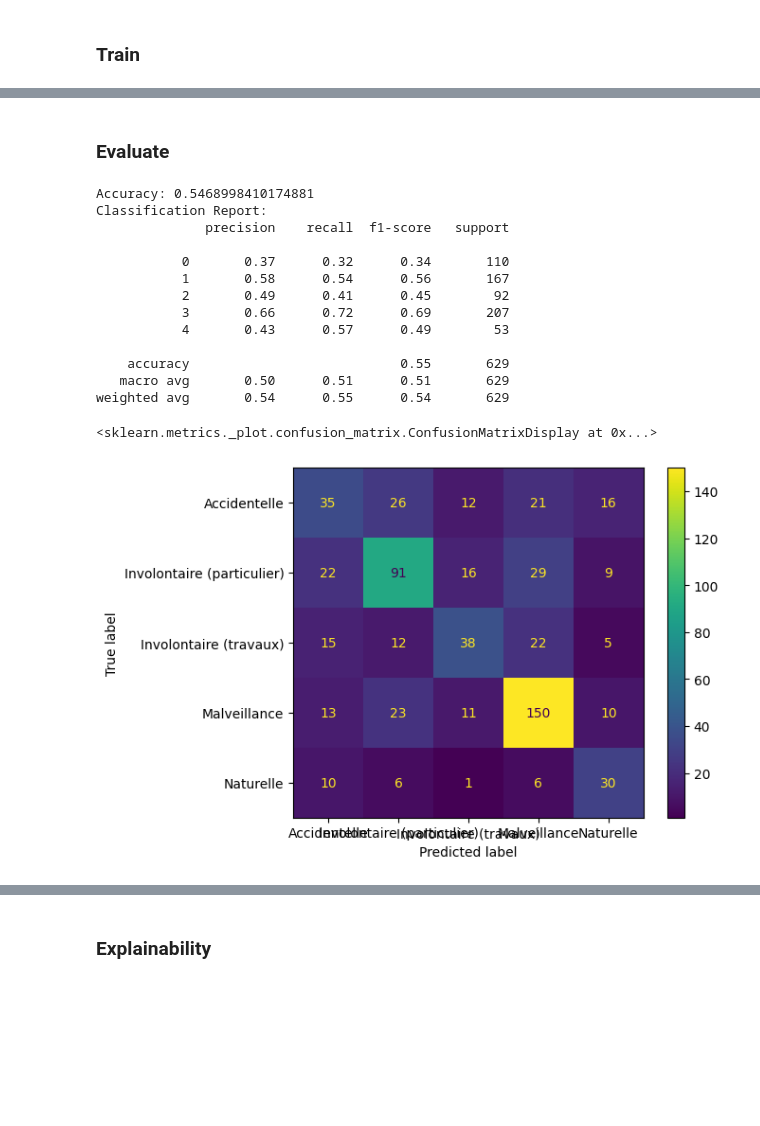
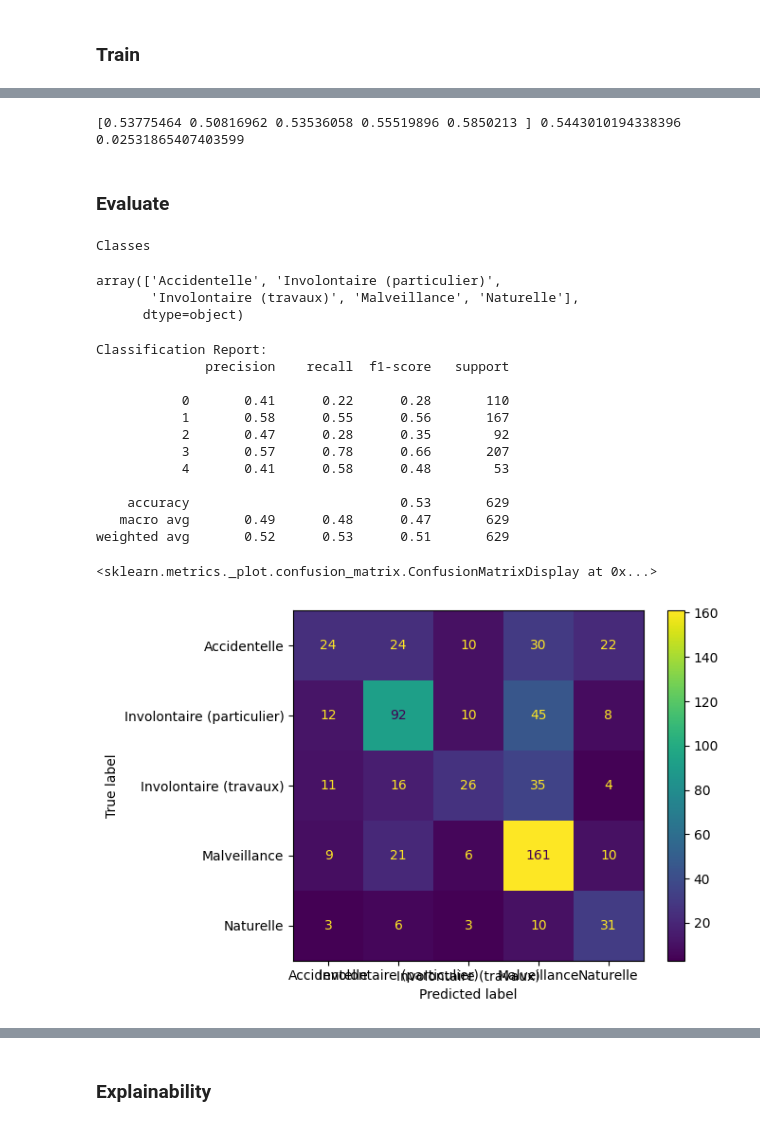
Before and after one commit to lea-margery/FTML-Project, a Jupyter notebook: Exercice6_application_supervised_learning/notebook.ipynb, the cells around one changed output, grey strips where cells are left out. Cells and saved outputs as stored; diff of their text form; code cells hidden in the pictures; blank space fills up the shorter version.

```diff
--- a/Exercice6_application_supervised_learning/notebook.ipynb
+++ b/Exercice6_application_supervised_learning/notebook.ipynb
@@ -511,0 +522,14 @@ The whole :
+# %%
+def display_column_per_nature_continuous_value(df : pd.DataFrame, column_name : str, group : int, ax: matplotlib.axes.Axes = None, kind: str = "bar", logy=False) -> None:
+    df2 = df.copy()
+    df2[column_name] = df2[column_name] // group * group
+    display_column_per_nature(df2, column_name, ax=ax, kind=kind, logy=logy)
+    if ax is not None:
+        ax.set_title(None)
+
+l = [("temperature", 5), ("dew_point", 5), ("relative_humidity", 5), ("precipitation", 1), ("pressure", 5), ("wind_speed", 10)]
+fig, axes = plt.subplots(2, 3, figsize=(18, 12))
+
+for index, value in enumerate(l):
+    column_name, group = value
+    display_column_per_nature_continuous_value(df, column_name, group, ax=axes[index // 3][index % 3])
@@ -514,28 +634,21 @@ The whole :
 # %% [markdown]
 ### Select features
 # %%
-ADD_METEO_STATS = True
-
 features_one_hot_encoding = [
     "Département",
-    # "Nom de la commune",
-    "Précision des surfaces",
     "Type de peuplement",
-    "Connaissance de la cause",
     "month",
     "hour",
 ]
 if ADD_METEO_STATS:
-    features_one_hot_encoding.extend(
-        [
-            "weather_code_category",
-        ]
-    )
+    features_one_hot_encoding.append("weather_code_category")
+if KEEP_CHEATING_FEATURES:
+    features_one_hot_encoding.extend(["Connaissance de la cause", "Précision des surfaces"])
 
 features_yes_no = [
     "Décès ou bâtiments touchés",
 ]
-if ADD_INTERVENTION_RCCI and True:
+if KEEP_CHEATING_FEATURES:
     features_yes_no.append("Intervention de l'équipe RCCI")
 
 features = [
@@ -563,7 +676,8 @@ if ADD_METEO_STATS:
 
 # display useful information
 pd.DataFrame(
-    {c: df[c].unique().shape for c in features_one_hot_encoding}, index=["Nb features of one hot encodings"]
+    {c: df[c].unique().shape for c in features_one_hot_encoding},
+    index=["Nb features of one hot encodings"],
 ).T
 # %% [output]
 |  | Nb features of one hot encodings |
@@ -618,7 +731,8 @@ y.shape : (1257,)
 1257 rows × 119 columns
 # %%
 X_train, X_test, y_train, y_test = sklearn.model_selection.train_test_split(
-    X, y, test_size=0.5, random_state=42)
+    X, y, test_size=0.5, random_state=42
+)
 X_train.shape, X_test.shape, y_train.shape, y_test.shape
 # %% [output]
 ((628, 119), (629, 119), (628,), (629,))
@@ -672,0 +806,5 @@ Pipeline(steps=[('standardscaler', StandardScaler()),
+# %%
+if nn:
+    history = estimator.fit(X_train, keras.utils.to_categorical(y_train), epochs=200, batch_size=1000, validation_data=(X_test, keras.utils.to_categorical(y_test)))
+else:
+    estimator.fit(X_train, y_train)
@@ -673,35 +842,43 @@ Pipeline(steps=[('standardscaler', StandardScaler()),
 # %%
-if False:
+if True:
     cv = sklearn.model_selection.ShuffleSplit(n_splits=5, test_size=0.3, random_state=1)
-    scores = sklearn.model_selection.cross_val_score(estimator, X, y, cv=cv, scoring="f1_macro")
-    scores, scores.mean(), scores.std()
+    scores = sklearn.model_selection.cross_val_score(estimator, X, y, cv=cv, scoring="f1_weighted")
+    print(scores, scores.mean(), scores.std())
+# %% [output]
+[0.53775464 0.50816962 0.53536058 0.55519896 0.5850213 ] 0.5443010194338396 0.02531865407403599
 # %% [markdown]
 ### Evaluate
+# %%
+print("Classes")
+label_encoder.classes_
+# %% [output]
+Classes
+array(['Accidentelle', 'Involontaire (particulier)',
+       'Involontaire (travaux)', 'Malveillance', 'Naturelle'],
+      dtype=object)
 # %%
 y_pred = estimator.predict(X_test)
-if False:
+if nn:
     y_pred = y_pred.argmax(axis=1)
-print(f"Accuracy: {sklearn.metrics.accuracy_score(y_test, y_pred)}")
 
 print("Classification Report:")
-print(sklearn.metrics.classification_report(y_test, y_pred))
+print(sklearn.metrics.classification_report(y_true=y_test, y_pred=y_pred))
 
 disp = sklearn.metrics.ConfusionMatrixDisplay(sklearn.metrics.confusion_matrix(y_test, y_pred), display_labels=label_encoder.classes_)
 disp.plot()
 # %% [output]
-Accuracy: 0.5468998410174881
 Classification Report:
               precision    recall  f1-score   support
 
-           0       0.37      0.32      0.34       110
-           1       0.58      0.54      0.56       167
-           2       0.49      0.41      0.45        92
-           3       0.66      0.72      0.69       207
-           4       0.43      0.57      0.49        53
+           0       0.41      0.22      0.28       110
+           1       0.58      0.55      0.56       167
+           2       0.47      0.28      0.35        92
+           3       0.57      0.78      0.66       207
+           4       0.41      0.58      0.48        53
 
-    accuracy                           0.55       629
-   macro avg       0.50      0.51      0.51       629
-weighted avg       0.54      0.55      0.54       629
+    accuracy                           0.53       629
+   macro avg       0.49      0.48      0.47       629
+weighted avg       0.52      0.53      0.51       629
 <sklearn.metrics._plot.confusion_matrix.ConfusionMatrixDisplay at 0x...>
-[figure, old version]
+[figure, new version]
 # %% [markdown]
```
Also changed, not shown: parts of 66 cells of this notebook.
